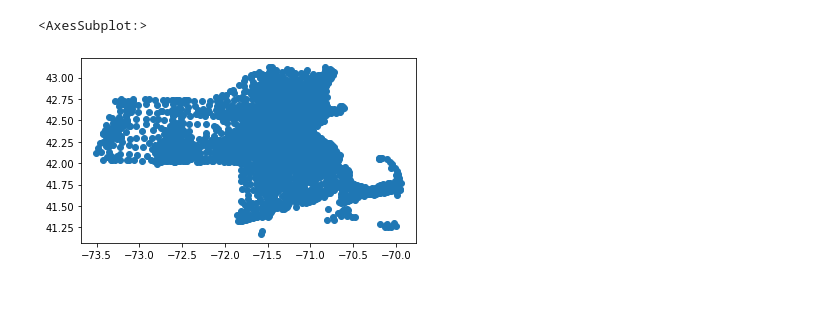
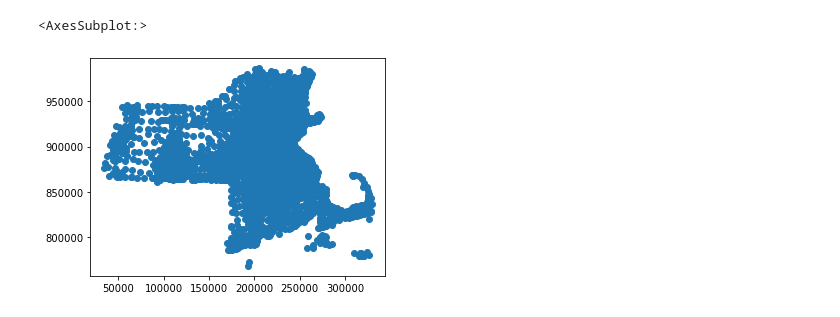
Before and after one commit to mmatkinson7/Ped_Bike_Skims_OSM, a Jupyter notebook: Bike_Ped_Skims_OSM.ipynb, the cells around one changed output. Cells and saved outputs as stored; diff of their text form; code cells hidden in the pictures.

Commit message:
includes code to download OSM networks and clip centroids

```diff
--- a/Bike_Ped_Skims_OSM.ipynb
+++ b/Bike_Ped_Skims_OSM.ipynb
@@ -11,3 +15,3 @@ import geopandas as gpd
 # %%
 #import TAZs
-tazs = gpd.read_file('C:/Users/AtkinsonM/Downloads/candidate_CTPS_TAZ_STATEWIDE_2019.geojson')
+tazs = gpd.read_file('E:/Shared drives/TMD_TSA/Data/MoDX/modx/canonical_TAZ_shapefile/candidate_CTPS_TAZ_STATEWIDE_2019.geojson')
@@ -13,0 +27,3 @@ tazs = gpd.read_file('C:/Users/AtkinsonM/Downloads/candidate_CTPS_TAZ_STATEWIDE_
+# %%
+#set the projected crs
+tazs = tazs.to_crs('EPSG:26986')
@@ -14,7 +33,8 @@ tazs = gpd.read_file('C:/Users/AtkinsonM/Downloads/candidate_CTPS_TAZ_STATEWIDE_
 # %%
 #centroids of TAZs
-tazs.geometry = tazs.centroid
-tazs.plot()
+centroids = tazs.copy(deep=True)
+centroids.geometry = centroids.centroid
+centroids.plot()
 # %% [output]
 <AxesSubplot:>
-[figure, old version]
+[figure, new version]
```
Also changed, not shown: parts of 9 cells of this notebook.
